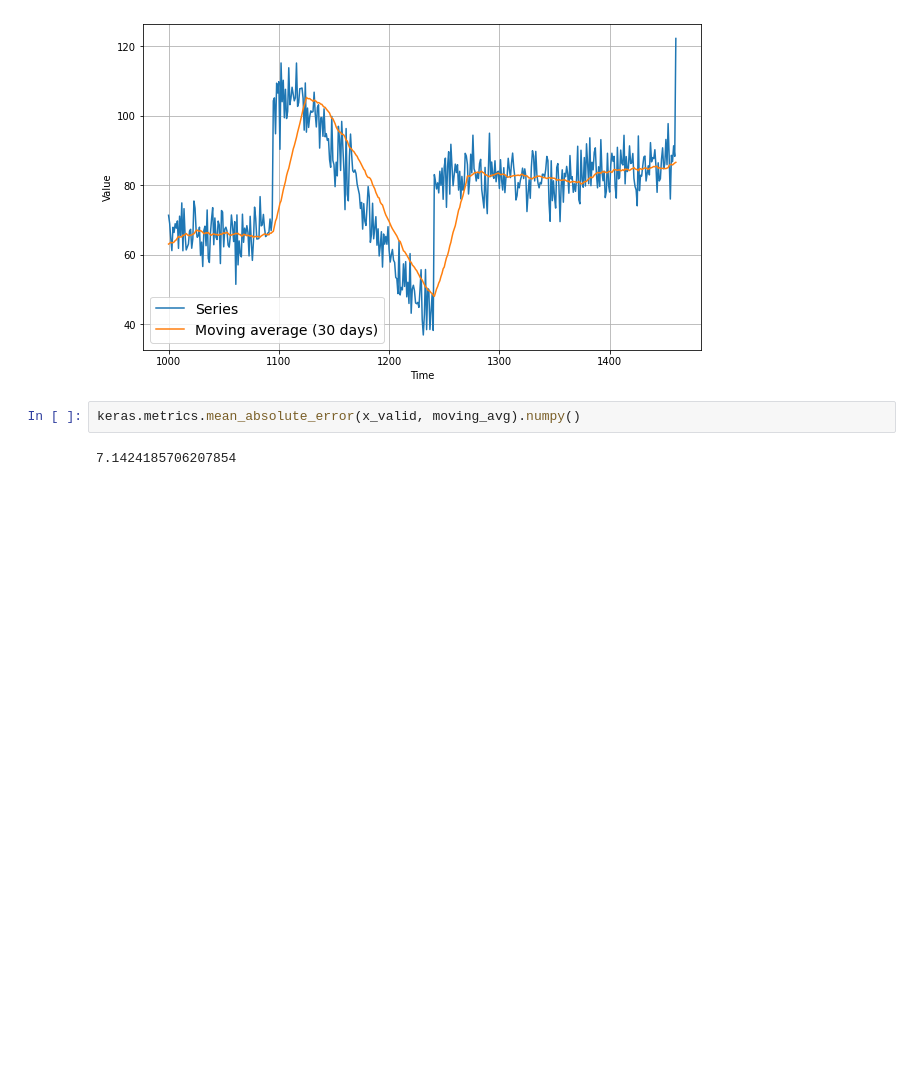
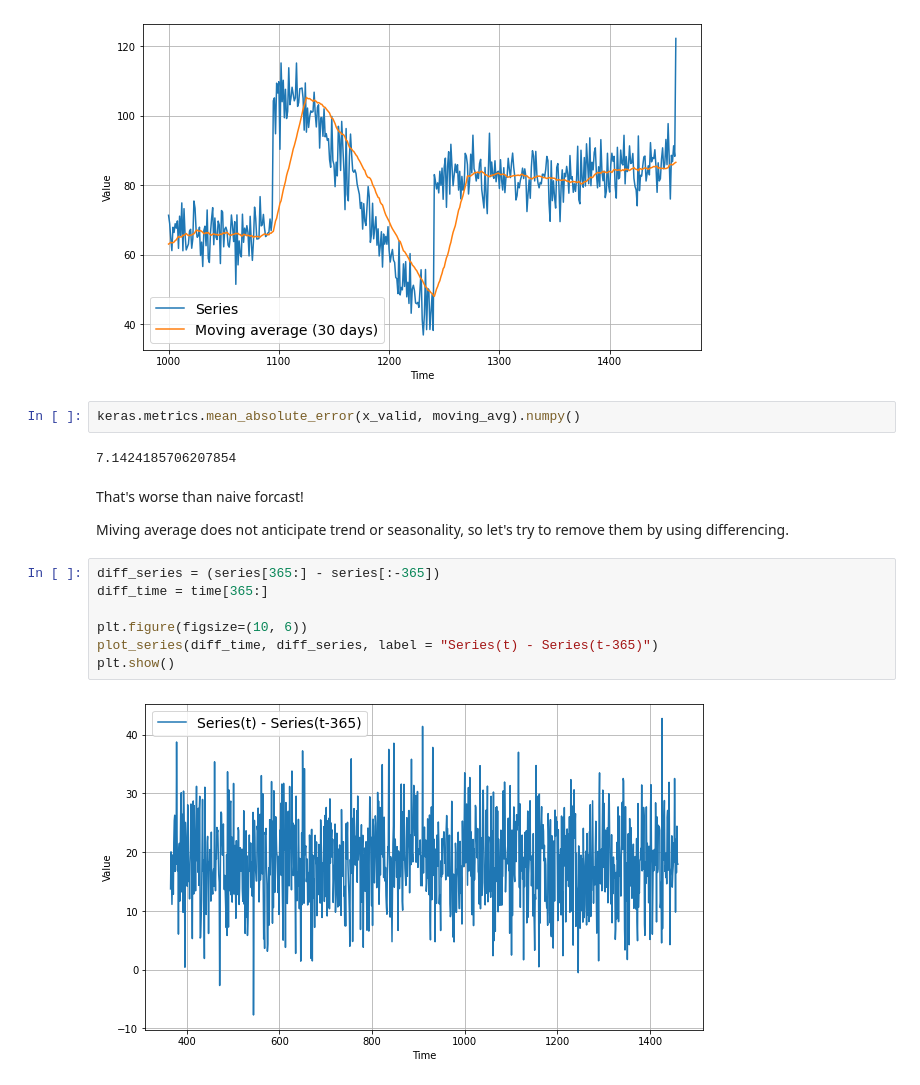
Before and after one commit to DineshChopra/AI-ML, a Jupyter notebook: TensorFlow/Udacity/8.3_TimeSeries_Moving_Average.ipynb, the cells around one changed output. Saved outputs shown, nothing was run; the diff lists cells and outputs as text; blank space fills up the shorter version.

```diff
--- a/TensorFlow/Udacity/8.3_TimeSeries_Moving_Average.ipynb
+++ b/TensorFlow/Udacity/8.3_TimeSeries_Moving_Average.ipynb
@@ -119,3 +119,16 @@ plot_series(time_valid, moving_avg, label="Moving average (30 days)")
 keras.metrics.mean_absolute_error(x_valid, moving_avg).numpy()
 # %% [output]
 7.1424185706207854
+# %% [markdown]
+That's worse than naive forcast!
+
+Miving average does not anticipate trend or seasonality, so let's try to remove them by using differencing.
+# %%
+diff_series = (series[365:] - series[:-365])
+diff_time = time[365:]
+
+plt.figure(figsize=(10, 6))
+plot_series(diff_time, diff_series, label = "Series(t) - Series(t-365)")
+plt.show()
+# %% [output]
+[figure, added]
```
Also changed, not shown: parts of 9 cells of this notebook.
